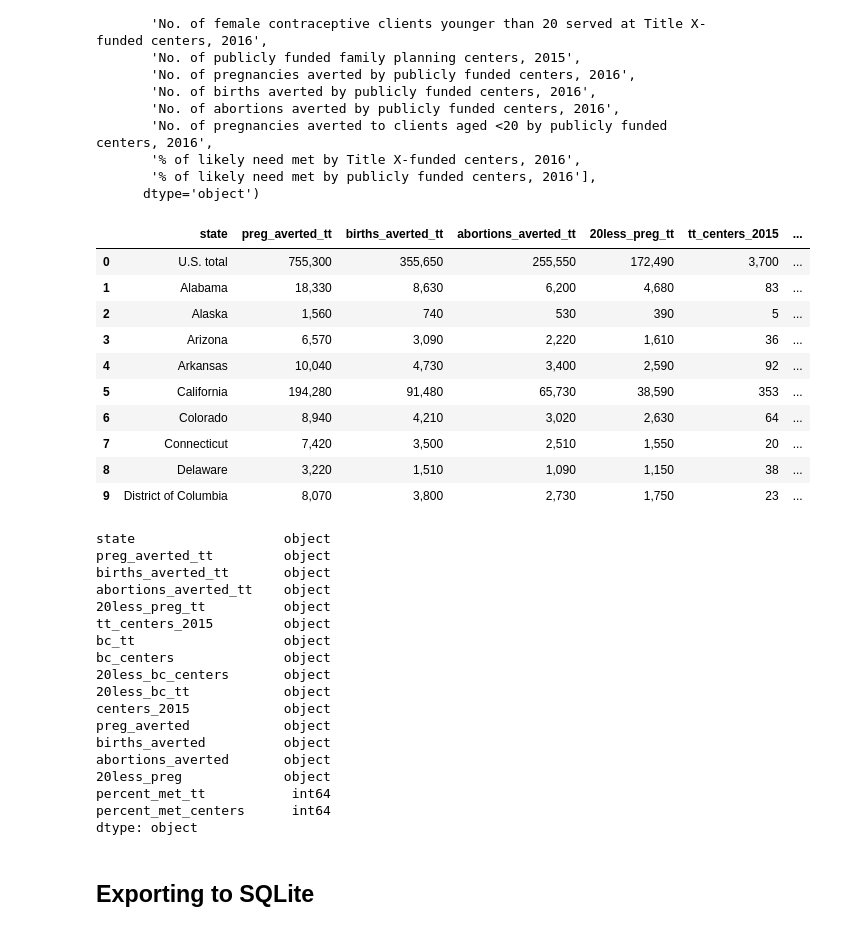
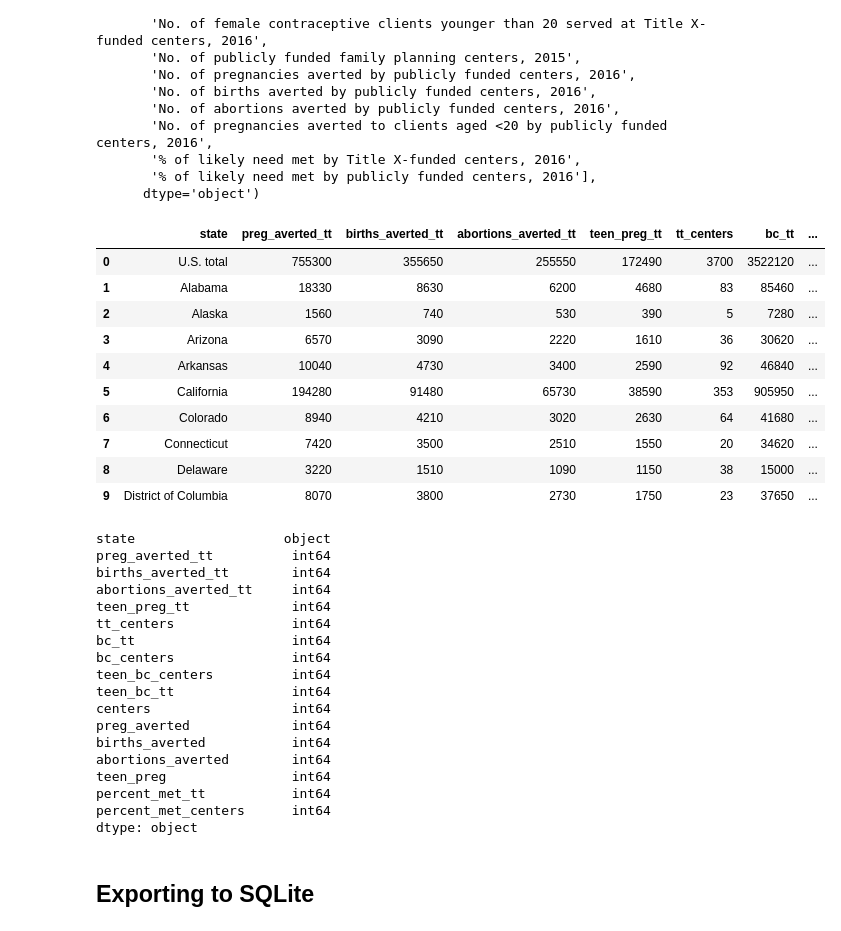
Before and after one commit to catielutz/DWP-Dashboard, a Jupyter notebook: static/data/SQLAlchemy_2.ipynb, the cells around one changed output. Saved outputs shown, nothing was run; the diff lists cells and outputs as text; code cells hidden in the pictures.

```diff
--- a/static/data/SQLAlchemy_2.ipynb
+++ b/static/data/SQLAlchemy_2.ipynb
@@ -332,57 +332,57 @@ Index(['U.S. State',
 # %%
 # Renaming columns
 outcomes_df.rename(columns={
     'U.S. State': 'state',
     'No. of pregnancies averted by Title X-funded centers, 2016': 'preg_averted_tt',
     'No. of births averted by Title X-funded centers, 2016': 'births_averted_tt',
     'No. of abortions averted by Title X-funded centers, 2016': 'abortions_averted_tt',
-    'No. of pregnancies averted to clients aged <20 by Title X-funded centers, 2016': '20less_preg_tt',
-    'No. of Title X-funded centers, 2015': 'tt_centers_2015',
+    'No. of pregnancies averted to clients aged <20 by Title X-funded centers, 2016': 'teen_preg_tt',
+    'No. of Title X-funded centers, 2015': 'tt_centers',
     'No. of female contraceptive clients served at Title X-funded centers, 2016': 'bc_tt',
     'No. of female contraceptive clients served at publicly funded centers , 2016': 'bc_centers',
-    'No. of female contraceptive clients younger than 20 served at publicly funded centers, 2016': '20less_bc_centers',
-    'No. of female contraceptive clients younger than 20 served at Title X-funded centers, 2016': '20less_bc_tt',
-    'No. of publicly funded family planning centers, 2015': 'centers_2015',
+    'No. of female contraceptive clients younger than 20 served at publicly funded centers, 2016': 'teen_bc_centers',
+    'No. of female contraceptive clients younger than 20 served at Title X-funded centers, 2016': 'teen_bc_tt',
+    'No. of publicly funded family planning centers, 2015': 'centers',
     'No. of pregnancies averted by publicly funded centers, 2016': 'preg_averted',
     'No. of births averted by publicly funded centers, 2016': 'births_averted',
     'No. of abortions averted by publicly funded centers, 2016': 'abortions_averted',
-    'No. of pregnancies averted to clients aged <20 by publicly funded centers, 2016': '20less_preg',
+    'No. of pregnancies averted to clients aged <20 by publicly funded centers, 2016': 'teen_preg',
     '% of likely need met by Title X-funded centers, 2016': 'percent_met_tt',
     '% of likely need met by publicly funded centers, 2016': 'percent_met_centers'}, inplace=True)
 
 # Drop unnecessary columns
 #outcomes_df = outcomes_df[['a', 'b']]
 outcomes_df.head(10)
 # %% [output]
-|  | state | preg_averted_tt | births_averted_tt | abortions_averted_tt | 20less_preg_tt | tt_centers_2015 | ... |
-| 0 | U.S. total | 755,300 | 355,650 | 255,550 | 172,490 | 3,700 | ... |
-| 1 | Alabama | 18,330 | 8,630 | 6,200 | 4,680 | 83 | ... |
-| 2 | Alaska | 1,560 | 740 | 530 | 390 | 5 | ... |
-| 3 | Arizona | 6,570 | 3,090 | 2,220 | 1,610 | 36 | ... |
-| 4 | Arkansas | 10,040 | 4,730 | 3,400 | 2,590 | 92 | ... |
-| 5 | California | 194,280 | 91,480 | 65,730 | 38,590 | 353 | ... |
-| 6 | Colorado | 8,940 | 4,210 | 3,020 | 2,630 | 64 | ... |
-| 7 | Connecticut | 7,420 | 3,500 | 2,510 | 1,550 | 20 | ... |
-| 8 | Delaware | 3,220 | 1,510 | 1,090 | 1,150 | 38 | ... |
-| 9 | District of Columbia | 8,070 | 3,800 | 2,730 | 1,750 | 23 | ... |
+|  | state | preg_averted_tt | births_averted_tt | abortions_averted_tt | teen_preg_tt | tt_centers | bc_tt | ... |
+| 0 | U.S. total | 755300 | 355650 | 255550 | 172490 | 3700 | 3522120 | ... |
+| 1 | Alabama | 18330 | 8630 | 6200 | 4680 | 83 | 85460 | ... |
+| 2 | Alaska | 1560 | 740 | 530 | 390 | 5 | 7280 | ... |
+| 3 | Arizona | 6570 | 3090 | 2220 | 1610 | 36 | 30620 | ... |
+| 4 | Arkansas | 10040 | 4730 | 3400 | 2590 | 92 | 46840 | ... |
+| 5 | California | 194280 | 91480 | 65730 | 38590 | 353 | 905950 | ... |
+| 6 | Colorado | 8940 | 4210 | 3020 | 2630 | 64 | 41680 | ... |
+| 7 | Connecticut | 7420 | 3500 | 2510 | 1550 | 20 | 34620 | ... |
+| 8 | Delaware | 3220 | 1510 | 1090 | 1150 | 38 | 15000 | ... |
+| 9 | District of Columbia | 8070 | 3800 | 2730 | 1750 | 23 | 37650 | ... |
 # %%
 outcomes_df.dtypes
 # %% [output]
 state                   object
-preg_averted_tt         object
-births_averted_tt       object
-abortions_averted_tt    object
-20less_preg_tt          object
-tt_centers_2015         object
-bc_tt                   object
-bc_centers              object
-20less_bc_centers       object
-20less_bc_tt            object
-centers_2015            object
-preg_averted            object
-births_averted          object
-abortions_averted       object
-20less_preg             object
+preg_averted_tt          int64
+births_averted_tt        int64
+abortions_averted_tt     int64
+teen_preg_tt             int64
+tt_centers               int64
+bc_tt                    int64
+bc_centers               int64
+teen_bc_centers          int64
+teen_bc_tt               int64
+centers                  int64
+preg_averted             int64
+births_averted           int64
+abortions_averted        int64
+teen_preg                int64
 percent_met_tt           int64
 percent_met_centers      int64
 dtype: object
```
Also changed, not shown: parts of 12 cells of this notebook, 2 other files.
